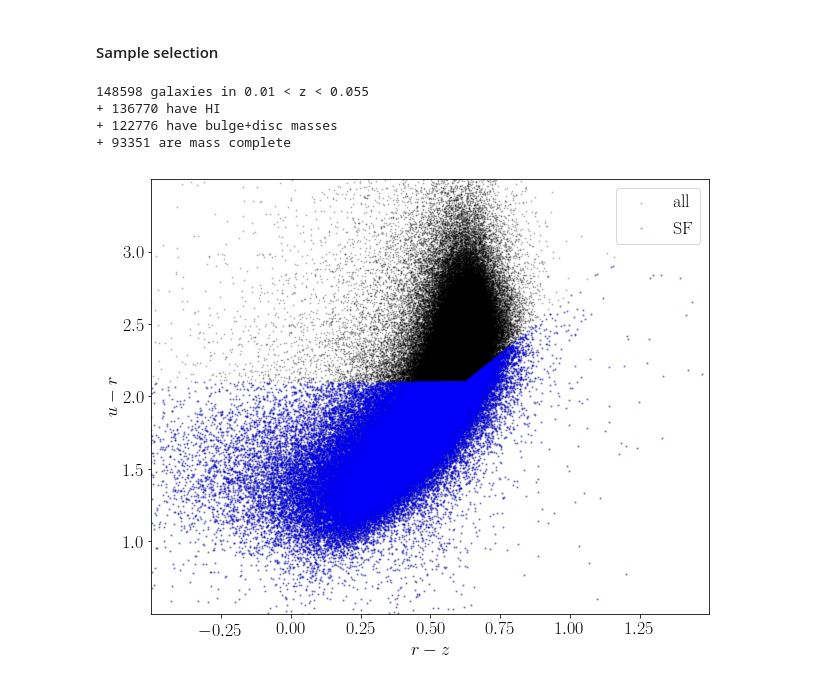
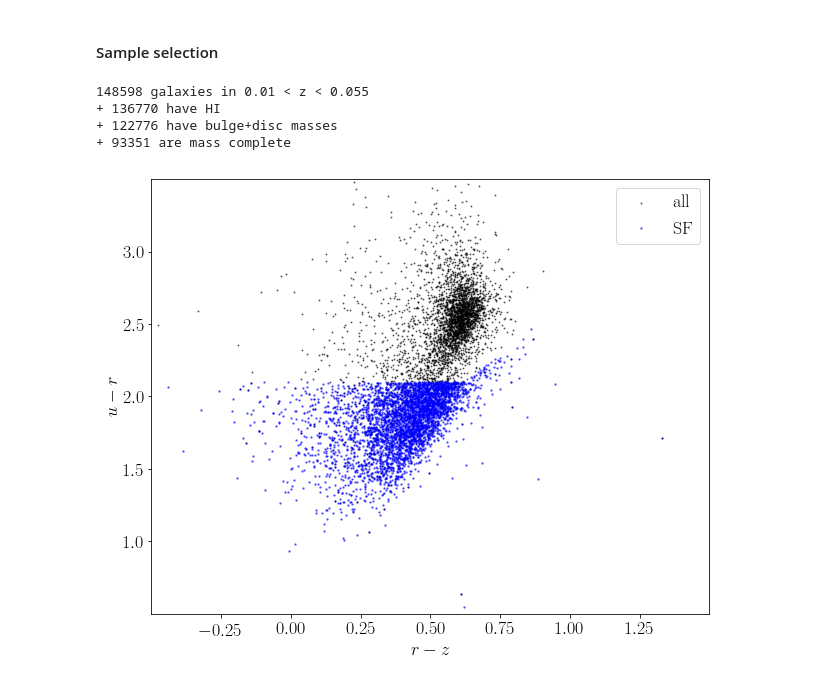
Before and after one commit to RossHart/Donghia_paper, a Jupyter notebook: sampling_and_models.ipynb, the cells around one changed output. Drawn from its saved outputs; the diff is of its cells as text; code cells hidden in the pictures.

```diff
--- a/sampling_and_models.ipynb
+++ b/sampling_and_models.ipynb
@@ -51,37 +51,37 @@ mass_complete_upper = (np.log10(structure_data['m_t'])
 mass_complete = np.all([mass_complete_lower,mass_complete_upper],axis=0)
 
 print('{} galaxies in 0.01 < z < 0.055'.format(redshift_ok.sum()))
 print('+ {} have HI'.format((redshift_ok*hi_ok).sum()))
 print('+ {} have bulge+disc masses'.format((redshift_ok*hi_ok*mass_ok).sum()))
 print('+ {} are mass complete'.format((redshift_ok*hi_ok*mass_ok*mass_complete).sum()))
 
 # --- Select star-forming ---
 u_r = gz2_data['PETROMAG_MU'] - gz2_data['PETROMAG_MR']
 r_z = gz2_data['PETROMAG_MR'] - gz2_data['PETROMAG_MZ']
 star_forming = np.any([u_r < 2.1,u_r < 1.6*r_z + 1.1],axis=0)
 
-_ = plt.scatter(r_z,u_r,color='k',s=1,alpha=0.2,label='all')
-_ = plt.scatter(r_z[star_forming],u_r[star_forming],
-                color='b',s=2,alpha=0.2,label='SF')
+_ = plt.scatter(r_z[:4000],u_r[:4000],color='k',s=1,alpha=0.5,label='all')
+_ = plt.scatter(r_z[star_forming][:4000],u_r[star_forming][:4000],
+                color='b',s=2,alpha=0.5,label='SF')
 _ = plt.axis((-0.5,1.5,0.5,3.5))
 _ = plt.xlabel('$r-z$')
 _ = plt.ylabel('$u-r$')
 _ = plt.legend()
 
 masks = Table()
 masks['in_redshift'] = redshift_ok
 masks['mass_ok'] = mass_ok
 masks['mass_complete'] = mass_complete
 masks['hi_ok'] = hi_ok
 masks['star_forming'] = star_forming
 
 masks.write('fits/masks.fits',overwrite=True)
 # %% [output]
 148598 galaxies in 0.01 < z < 0.055
 + 136770 have HI
 + 122776 have bulge+disc masses
 + 93351 are mass complete
-[figure, old version]
+[figure, new version]
 # %%
 from halo import TotalHalo
 sample_ok = np.all([redshift_ok,mass_ok,hi_ok],axis=0)
```
Also changed, not shown: parts of 8 cells of this notebook, 3 other files.
